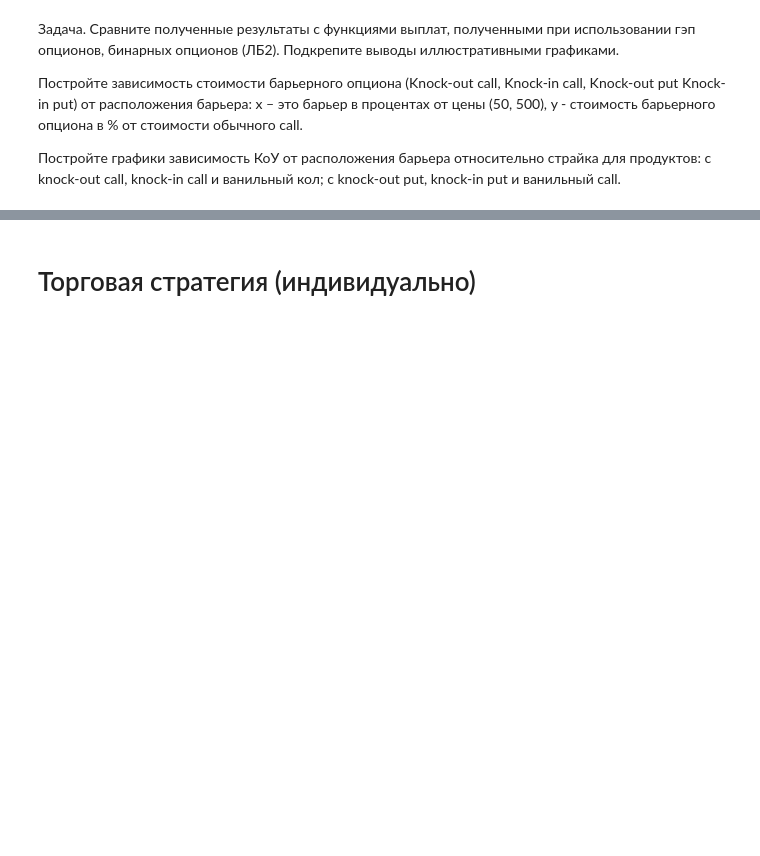
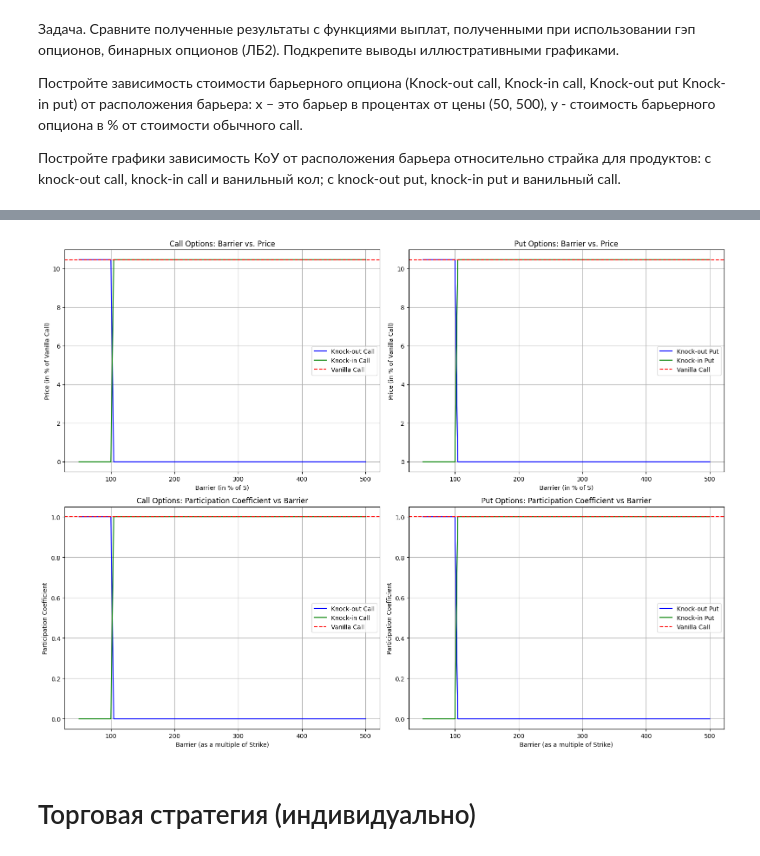
Before and after one commit to MiromanovDaniil/GSFP-labs, a Jupyter notebook: lab_2b_GSFP.ipynb, the cells around one changed output, grey strips where cells are left out. Saved outputs shown, nothing was run; the diff lists cells and outputs as text; code cells hidden in the pictures; blank space fills up the shorter version.

```diff
--- a/lab_2b_GSFP.ipynb
+++ b/lab_2b_GSFP.ipynb
@@ -512,3 +414,103 @@ NameError: name 'barrier_options' is not defined
+# %%
+import numpy as np
+import matplotlib.pyplot as plt
+from scipy.stats import norm
+
+def vanilla_call(S, K, T, sigma, r, q=0):
+    d1_val = (np.log(S / K) + (r - q + sigma**2 / 2) * T) / (sigma * np.sqrt(T))
+    d2_val = d1_val - sigma * np.sqrt(T)
+    return S * np.exp(-q * T) * norm.cdf(d1_val) - K * np.exp(-r * T) * norm.cdf(d2_val)
+
+def barrier_option_knock(S, K, H, T, sigma, r, is_call=True, is_knock_in=True, q=0):
+    vanilla_price = vanilla_call(S, K, T, sigma, r, q) if is_call else vanilla_call(S, K, T, sigma, r, q)
+    if is_knock_in:
+        return vanilla_price if S < H else 0
+    else:
+        return vanilla_price if S >= H else 0
+
+# Параметры
+S = 100  # Текущая цена базового актива
+K = 100  # Цена страйк
+T = 1    # Время до экспирации (в годах)
+r = 0.05 # Безрисковая ставка
+q = 0.0  # Дивидендная доходность
+sigma = 0.2  # Волатильность
+
+# Диапазон значений барьера в процентах от текущей цены
+barriers = np.linspace(50, 500, 100) / 100 * S
+
+# Стоимость ванильного call опциона для сравнения
+vanilla_call_price = vanilla_call(S, K, T, sigma, r, q=0)
+
+# Рассчёт стоимости барьерных опционов
+knock_out_call_prices = []
+knock_in_call_prices = []
+knock_out_put_prices = []
+knock_in_put_prices = []
+
+for H in barriers:
+    knock_out_call_prices.append(barrier_option_knock(S, K, H, T, sigma, r, is_call=True, is_knock_in=False))
+    knock_in_call_prices.append(barrier_option_knock(S, K, H, T, sigma, r, is_call=True, is_knock_in=True))
+    knock_out_put_prices.append(barrier_option_knock(S, K, H, T, sigma, r, is_call=False, is_knock_in=False))
+    knock_in_put_prices.append(barrier_option_knock(S, K, H, T, sigma, r, is_call=False, is_knock_in=True))
+
+# Коэффициенты участия
+knock_out_call_participation = np.array(knock_out_call_prices) / vanilla_call_price
+knock_in_call_participation = np.array(knock_in_call_prices) / vanilla_call_price
+knock_out_put_participation = np.array(knock_out_put_prices) / vanilla_call_price
+knock_in_put_participation = np.array(knock_in_put_prices) / vanilla_call_price
+
+# Исправление отображения графиков: использование сетки 2x2
+plt.figure(figsize=(16, 12))
+
+# Стоимость call опционов
+plt.subplot(2, 2, 1)
+plt.plot(barriers, knock_out_call_prices, label='Knock-out Call', color='blue')
+plt.plot(barriers, knock_in_call_prices, label='Knock-in Call', color='green')
+plt.axhline(y=vanilla_call_price, color='red', linestyle='--', label='Vanilla Call')
+plt.title("Call Options: Barrier vs. Price")
+plt.xlabel("Barrier (in % of S)")
+plt.ylabel("Price (in % of Vanilla Call)")
+plt.legend()
+plt.grid()
+
+# Стоимость put опционов
+plt.subplot(2, 2, 2)
+plt.plot(barriers, knock_out_put_prices, label='Knock-out Put', color='blue')
+plt.plot(barriers, knock_in_put_prices, label='Knock-in Put', color='green')
+plt.axhline(y=vanilla_call_price, color='red', linestyle='--', label='Vanilla Call')
+plt.title("Put Options: Barrier vs. Price")
+plt.xlabel("Barrier (in % of S)")
+plt.ylabel("Price (in % of Vanilla Call)")
+plt.legend()
+plt.grid()
+
+# КоУ для call опционов
+plt.subplot(2, 2, 3)
+plt.plot(barriers, knock_out_call_participation, label='Knock-out Call', color='blue')
+plt.plot(barriers, knock_in_call_participation, label='Knock-in Call', color='green')
+plt.axhline(y=1, color='red', linestyle='--', label='Vanilla Call')
+plt.title("Call Options: Participation Coefficient vs Barrier")
+plt.xlabel("Barrier (as a multiple of Strike)")
+plt.ylabel("Participation Coefficient")
+plt.legend()
+plt.grid()
+
+# КоУ для put опционов
+plt.subplot(2, 2, 4)
+plt.plot(barriers, knock_out_put_participation, label='Knock-out Put', color='blue')
+plt.plot(barriers, knock_in_put_participation, label='Knock-in Put', color='green')
+plt.axhline(y=1, color='red', linestyle='--', label='Vanilla Call')
+plt.title("Put Options: Participation Coefficient vs Barrier")
+plt.xlabel("Barrier (as a multiple of Strike)")
+plt.ylabel("Participation Coefficient")
+plt.legend()
+plt.grid()
+
+plt.tight_layout()
+plt.show()
+# %% [output]
+[figure, added]
 # %% [markdown]
 # Торговая стратегия (индивидуально)
 # %% [markdown]
```
Also changed, not shown: parts of 10 cells of this notebook.
